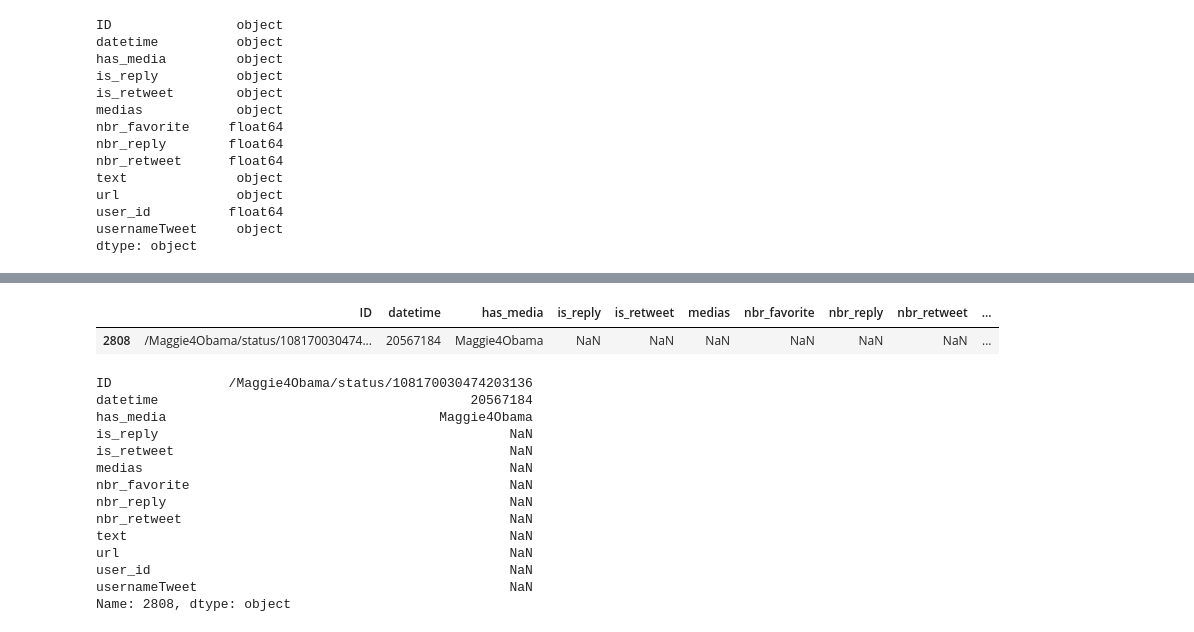
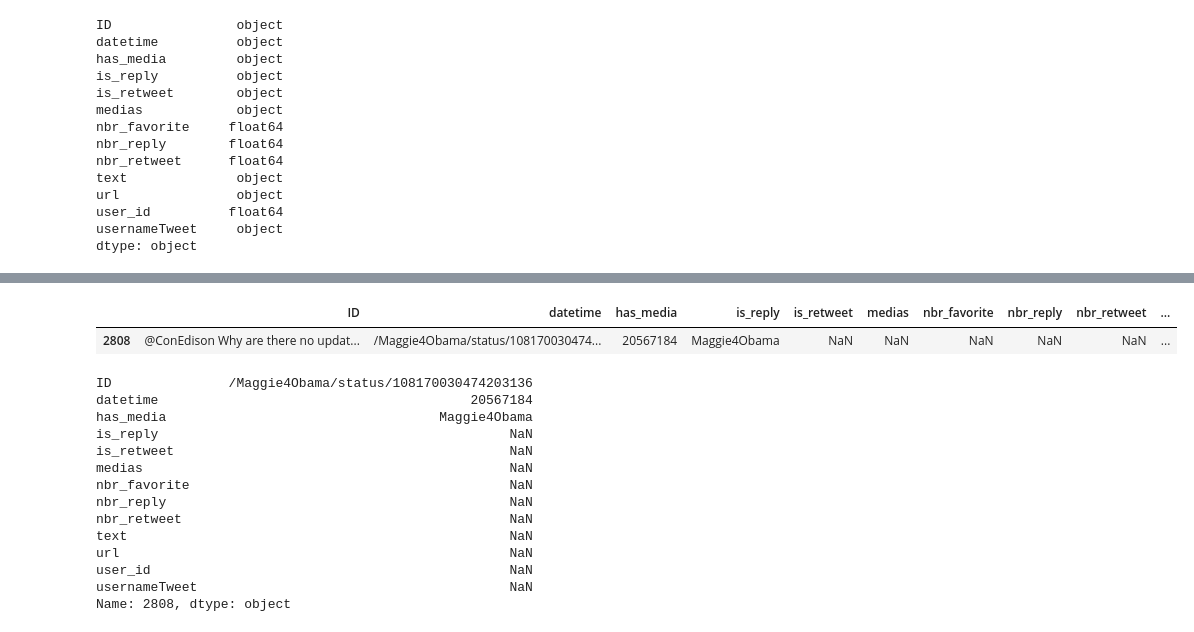
Before and after one commit to iceberg425/Client_Project, a Jupyter notebook: Client_Project_Kevin.ipynb, the cells around one changed output, grey strips where cells are left out. Drawn from its saved outputs; the diff is of its cells as text; code cells hidden in the pictures.

```diff
--- a/Client_Project_Kevin.ipynb
+++ b/Client_Project_Kevin.ipynb
@@ -99,9 +88,9 @@ for i in df.datetime:
-# %%
-# locate the index number of that value
-df[df.datetime == '20567184']
-# %% [output]
-|  | ID | datetime | has_media | is_reply | is_retweet | medias | nbr_favorite | nbr_reply | nbr_retweet | ... |
-| 2808 | /Maggie4Obama/status/108170030474... | 20567184 | Maggie4Obama | NaN | NaN | NaN | NaN | NaN | NaN | ... |
+# %%
+# look at the row
+df[df.datetime == '/Maggie4Obama/status/108170030474203136']
+# %% [output]
+|  | ID | datetime | has_media | is_reply | is_retweet | medias | nbr_favorite | nbr_reply | nbr_retweet | ... |
+| 2808 | @ConEdison Why are there no updat... | /Maggie4Obama/status/108170030474... | 20567184 | Maggie4Obama | NaN | NaN | NaN | NaN | NaN | ... |
 # %%
 # inspect the item
 df.iloc[2808]
```
Also changed, not shown: parts of 14 cells of this notebook, 1 other file.
